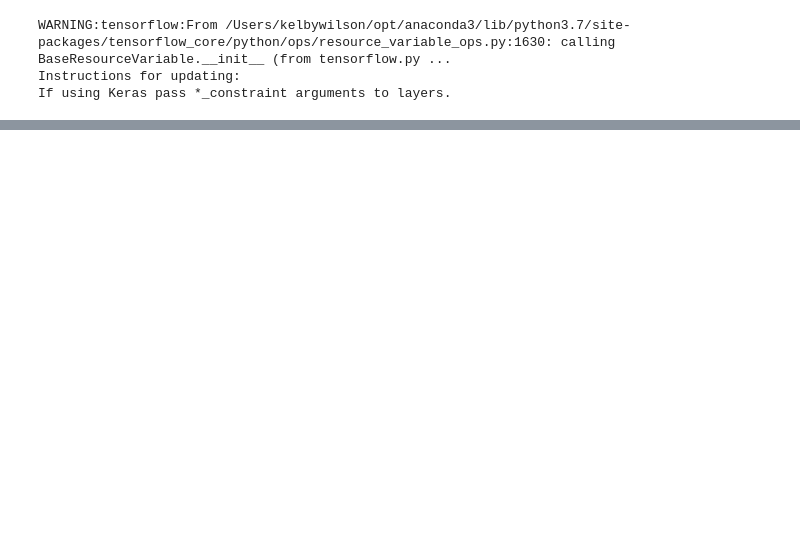
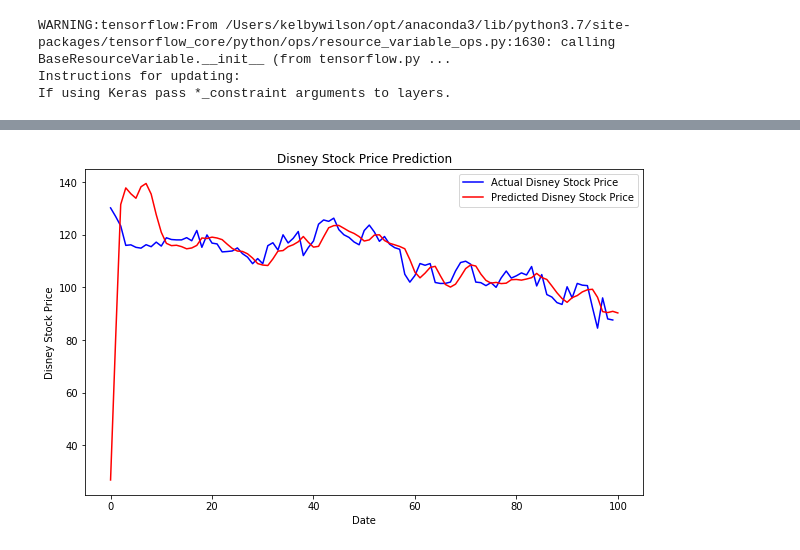
Before and after one commit to joemiller4500/ML_Project, a Jupyter notebook: Disney_output/DIS_predictions.ipynb, the cells around one changed output, grey strips where cells are left out. Saved outputs shown, nothing was run; the diff lists cells and outputs as text; code cells hidden in the pictures; blank space fills up the shorter version.

Commit message:
updated Disney notebook

```diff
--- a/Disney_output/DIS_predictions.ipynb
+++ b/Disney_output/DIS_predictions.ipynb
@@ -114,0 +203,28 @@ Epoch 50/50
+# %%
+# Prepare our final test input set that will contain previous 60 stock prices
+test_features = []
+for i in range(60, 161):
+    test_features.append(test_inputs[i-60:i, 0])
+# %%
+# Convert our data into the three-dimensional format which can be used as input to the LSTM
+test_features = np.array(test_features)
+test_features = np.reshape(test_features, (test_features.shape[0], test_features.shape[1], 1))
+# %%
+# Call the predict method on the model that we trained
+predictions = model.predict(test_features)
+# %%
+# Since we scaled our data, the predictions made by the LSTM are also scaled
+# We need to reverse the scaled prediction back to their actual values
+predictions = scaler.inverse_transform(predictions)
+# %%
+# Plot the results -model trained with 50 epochs
+plt.figure(figsize=(10,6))
+plt.plot(DIS_testing_processed, color='blue', label='Actual Disney Stock Price')
+plt.plot(predictions , color='red', label='Predicted Disney Stock Price')
+plt.title('Disney Stock Price Prediction')
+plt.xlabel('Date')
+plt.ylabel('Disney Stock Price')
+plt.legend()
+plt.show()
+# %% [output]
+[figure, added]
```
Also changed, not shown: parts of 38 cells of this notebook, 2 other files.
